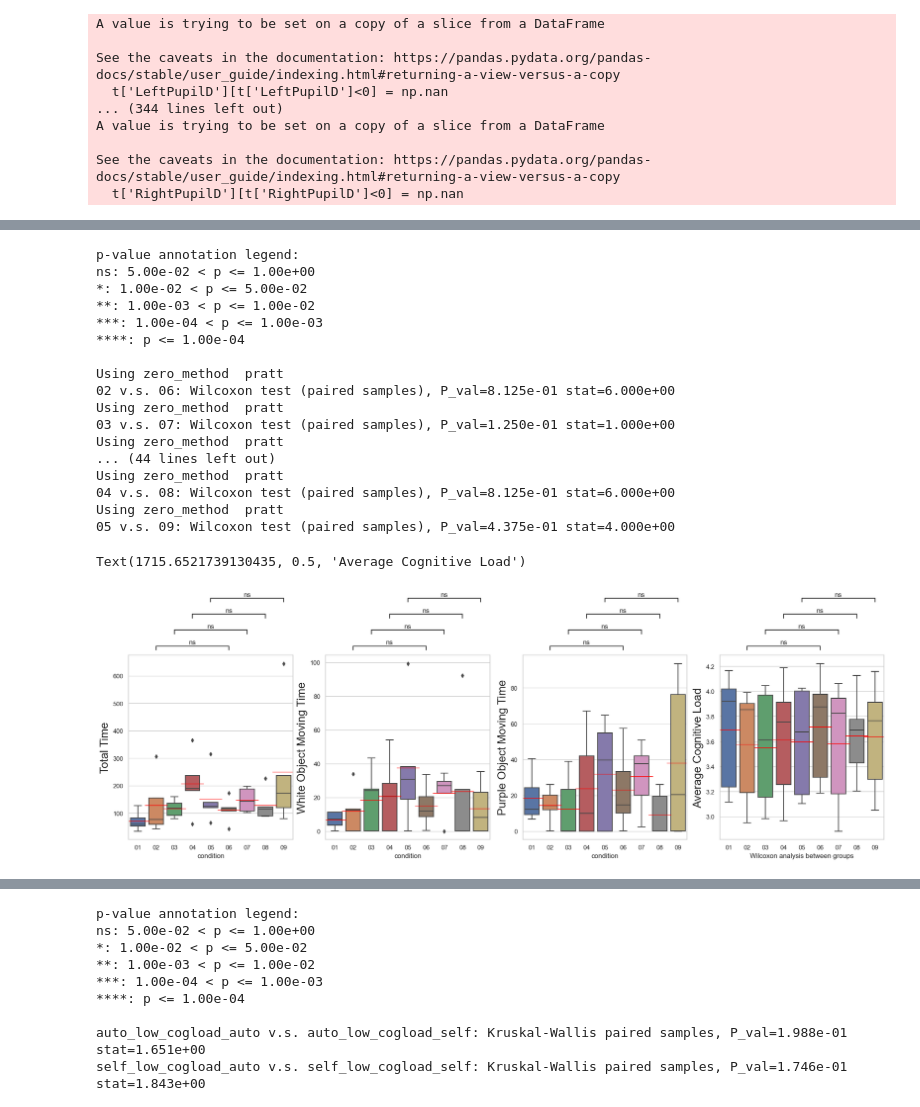
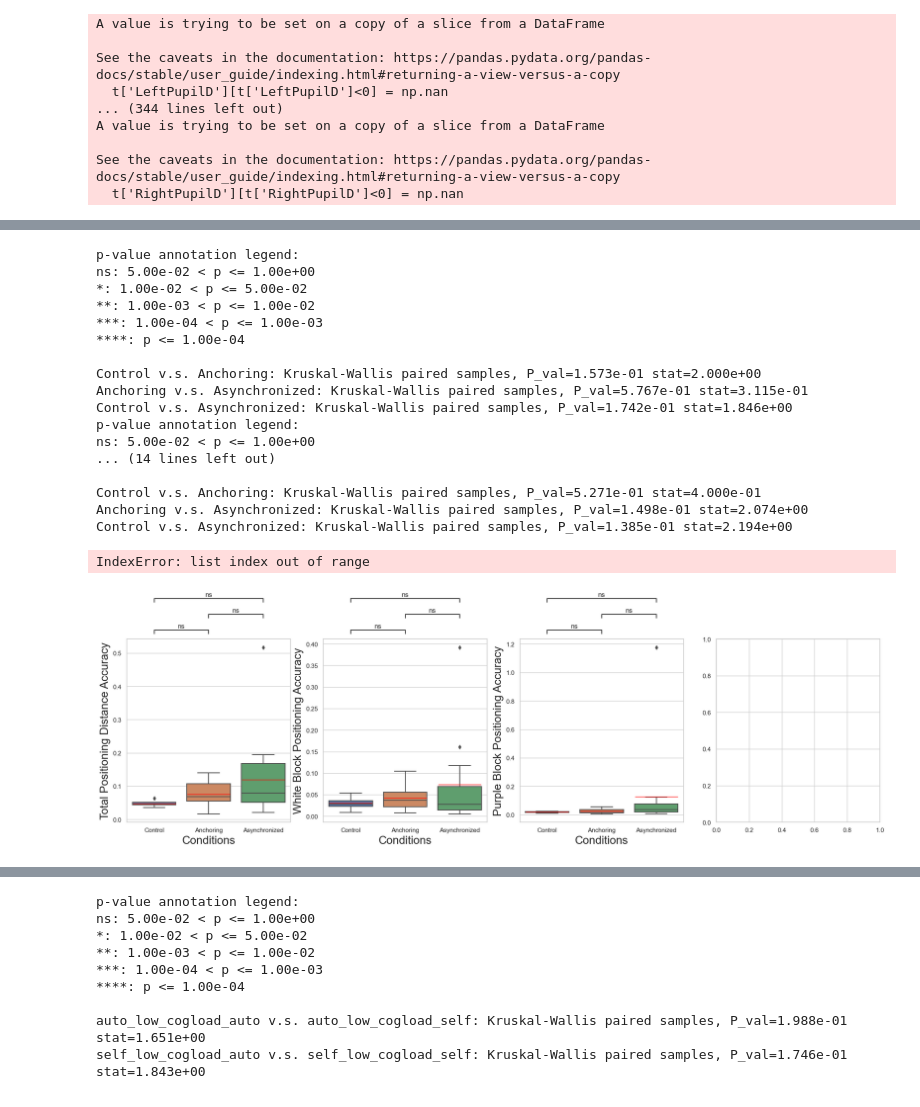
Before and after one commit to Tianyu-Zhou/NASA_phase_2, a Jupyter notebook: nasa_2022_11.ipynb, the cells around one changed output, grey strips where cells are left out. Cells and saved outputs as stored; diff of their text form; code cells hidden in the pictures.

```diff
--- a/nasa_2022_11.ipynb
+++ b/nasa_2022_11.ipynb
@@ -81,7 +137,7 @@ def total_data_analysis(data_raw):
 
     return data_analysis
 # %%
-path = '../../data/2022_11_09/test/'
+path = '../data/test/'
 data_raw = read_data(path)
 # %% [output]
 A value is trying to be set on a copy of a slice from a DataFrame
@@ -127,26 +195,28 @@ data_analysis
 ### pair analysis visualization
 sns.set(style = 'whitegrid')
 x = 'condition'
-y_list = ["time_all","time_white","time_purple","average_cogload"]
-order = ["01","02","03","04","05","06","07","08","09"]
-method = 'Wilcoxon'
-# method = 'Kruskal'
+# y_list = ["time_all","time_white","time_purple","average_cogload"]; y_name = ['Total Time on Task','White Object Moving Time','Purple Object Moving Time','Average Cognitive Load']
+y_list = ["total_accuracy","white_accuracy","purple_accuracy"]; y_name = ['Total Positioning Distance Accuracy','White Block Positioning Accuracy','Purple Block Positioning Accuracy']
+# order = ["01","02","03","04","05","06","07","08","09"]
+order = ["Control","Anchoring","Asynchronized"]
+# method = 'Wilcoxon'
+method = 'Kruskal'
 data = data_analysis
+box_pairs=[
+         (order[0], order[1]),
+         (order[0], order[2]),
+         # (order[0], order[3]),
+         (order[1], order[2]),
+         # (order[1], order[3]),
+         # (order[2], order[3]),
+            ]
 # box_pairs=[
-#          (order[0], order[1]),
-#          (order[0], order[2]),
-#          (order[0], order[3]),
-#          (order[1], order[2]),
-#          (order[1], order[3]),
-#          (order[2], order[3]),
+#          (order[1], order[5]),
+#          (order[2], order[6]),
+#          (order[3], order[7]),
+#          (order[4], order[8]),
 #             ]
-box_pairs=[
-         (order[1], order[5]),
-         (order[2], order[6]),
-         (order[3], order[7]),
-         (order[4], order[8]),
-            ]
-average_line_length = "40"
+average_line_length = "76"
 
 
 fig, axes = plt.subplots(1,4, figsize=(24,6), dpi=100)
@@ -161,7 +231,8 @@ test_results = add_stat_annotation(ax=axes[0], data=data, x=x, y=y, order=order,
                                  # stats_params={'alternative': 'less'}
                                  )
 # axes[0].set(xlabel = method + ' analysis between groups', ylabel=y)
-axes[0].set_ylabel('Total Time', fontsize = 20)
+axes[0].set_xlabel('Conditions', fontsize = 20)
+axes[0].set_ylabel(y_name[0], fontsize = 20)
 
 
 y = y_list[1]
@@ -174,52 +245,55 @@ test_results = add_stat_annotation(ax=axes[1], data=data, x=x, y=y,order=order,
                                  # stats_params={'alternative': 'less'}
                                  )
 # axes[1].set(xlabel = method + ' analysis between groups', ylabel=y)
-axes[1].set_ylabel('White Object Moving Time', fontsize = 20)
+axes[1].set_xlabel('Conditions', fontsize = 20)
+axes[1].set_ylabel(y_name[1], fontsize = 20)
 
 y = y_list[2]
 axes[2] = sns.boxplot(ax = axes[2],data=data, x=x, y=y,order=order, showmeans=True, meanprops={"marker":"_","markerfacecolor":"white","markeredgecolor":"red","markersize":average_line_length})
 test_results = add_stat_annotation(ax=axes[2], data=data, x=x, y=y,order=order,
                                  box_pairs=box_pairs,
                                  test=method,
                                  comparisons_correction=None,
                                  text_format='star', loc='outside', verbose=1,
                                  # stats_params={'alternative': 'less'}
                                  )
 # axes[2].set(xlabel = method + ' analysis between groups', ylabel=y)
-axes[2].set_ylabel('Purple Object Moving Time', fontsize = 20)
+axes[2].set_xlabel('Conditions', fontsize = 20)
+axes[2].set_ylabel(y_name[2], fontsize = 20)
 
 
 y = y_list[3]
 axes[3] = sns.boxplot(ax = axes[3],data=data, x=x, y=y,order=order, showmeans=True, meanprops={"marker":"_","markerfacecolor":"white","markeredgecolor":"red","markersize":average_line_length})
 test_results = add_stat_annotation(ax=axes[3], data=data, x=x, y=y,order=order,
                                  box_pairs=box_pairs,
                                  test=method,
                                  comparisons_correction=None,
                                  text_format='star', loc='outside', verbose=1,
                                  # stats_params={'alternative': 'greater'}
                                  )
-axes[3].set(xlabel = method + ' analysis between groups', ylabel=y)
-axes[3].set_ylabel('Average Cognitive Load', fontsize = 20)
+# axes[3].set(xlabel = method + ' analysis between groups', ylabel=y)
+axes[3].set_xlabel('Conditions', fontsize = 20)
+axes[3].set_ylabel(y_name[3], fontsize = 20)
 # %% [output]
 p-value annotation legend:
 ns: 5.00e-02 < p <= 1.00e+00
 *: 1.00e-02 < p <= 5.00e-02
 **: 1.00e-03 < p <= 1.00e-02
 ***: 1.00e-04 < p <= 1.00e-03
 ****: p <= 1.00e-04
 
-Using zero_method  pratt
-02 v.s. 06: Wilcoxon test (paired samples), P_val=8.125e-01 stat=6.000e+00
-Using zero_method  pratt
-03 v.s. 07: Wilcoxon test (paired samples), P_val=1.250e-01 stat=1.000e+00
-Using zero_method  pratt
-... (44 lines left out)
-Using zero_method  pratt
-04 v.s. 08: Wilcoxon test (paired samples), P_val=8.125e-01 stat=6.000e+00
-Using zero_method  pratt
-05 v.s. 09: Wilcoxon test (paired samples), P_val=4.375e-01 stat=4.000e+00
+Control v.s. Anchoring: Kruskal-Wallis paired samples, P_val=1.573e-01 stat=2.000e+00
+Anchoring v.s. Asynchronized: Kruskal-Wallis paired samples, P_val=5.767e-01 stat=3.115e-01
+Control v.s. Asynchronized: Kruskal-Wallis paired samples, P_val=1.742e-01 stat=1.846e+00
+p-value annotation legend:
+ns: 5.00e-02 < p <= 1.00e+00
+... (14 lines left out)
+
+Control v.s. Anchoring: Kruskal-Wallis paired samples, P_val=5.271e-01 stat=4.000e-01
+Anchoring v.s. Asynchronized: Kruskal-Wallis paired samples, P_val=1.498e-01 stat=2.074e+00
+Control v.s. Asynchronized: Kruskal-Wallis paired samples, P_val=1.385e-01 stat=2.194e+00
-Text(1715.6521739130435, 0.5, 'Average Cognitive Load')
+IndexError: list index out of range
-[figure, old version]
+[figure, new version]
 # %%
 ### ----------------------------------------------- Questionnaire ---------------------------------------------------------------------------
 # %%
```
Also changed, not shown: parts of 16 cells of this notebook.
